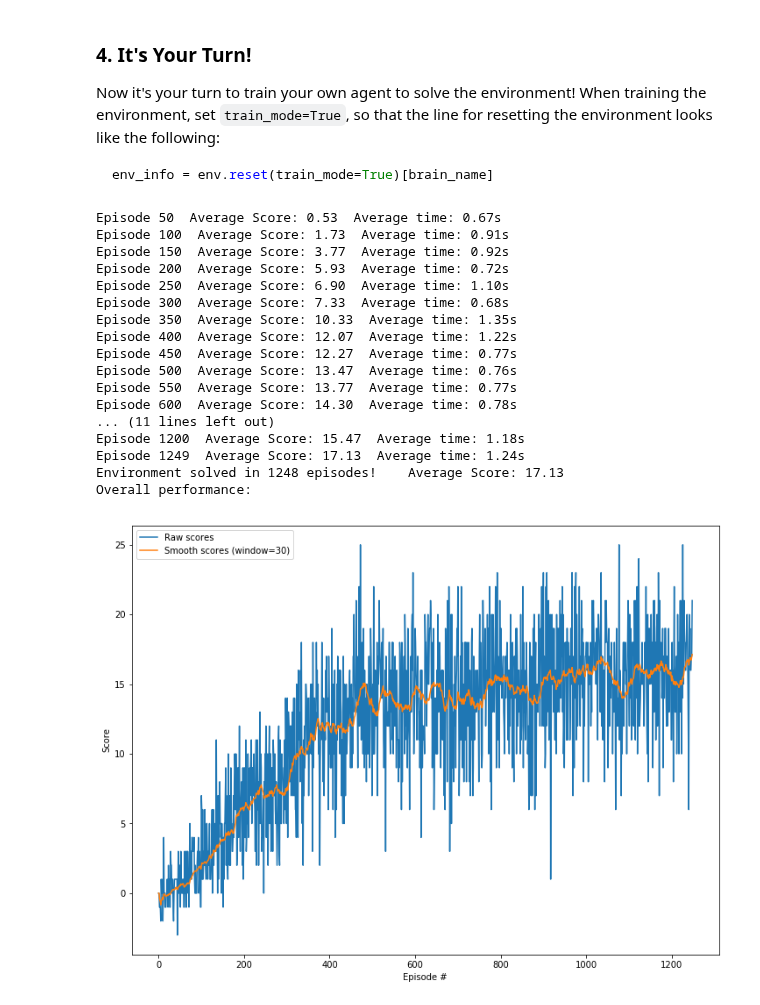
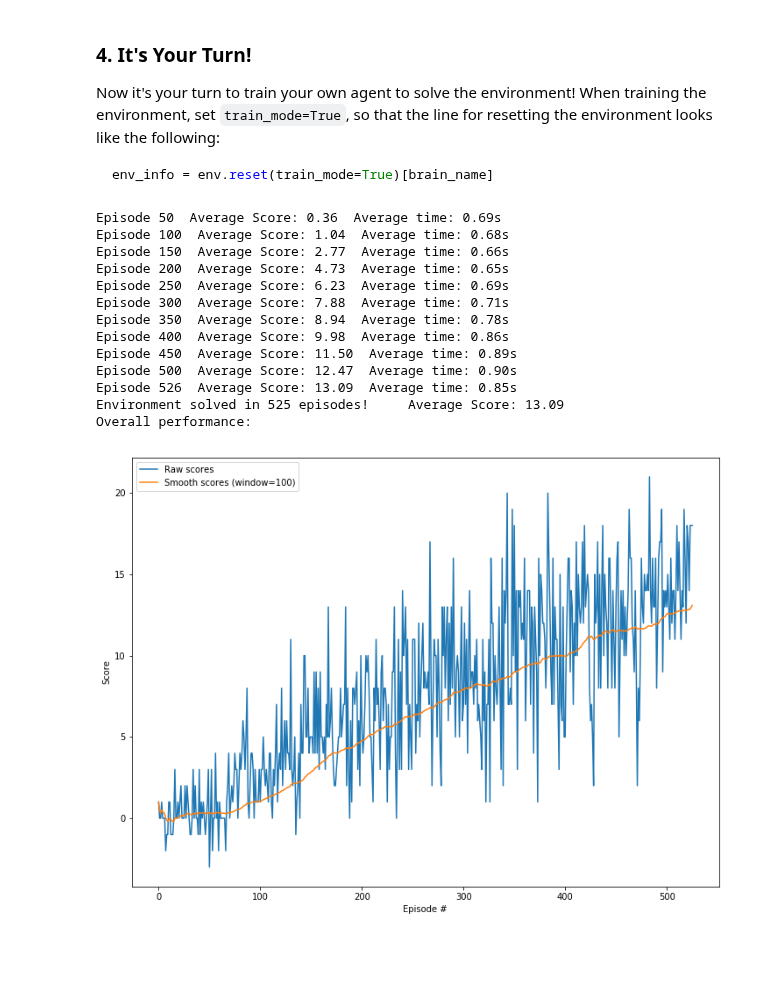
Before and after one commit to yanwang10/drlnd-navigation, a Jupyter notebook: Navigation.ipynb, the cells around one changed output. Cells and saved outputs as stored; diff of their text form; code cells hidden in the pictures; blank space fills up the shorter version.

Commit message:
Add result with more episodes

```diff
--- a/Navigation.ipynb
+++ b/Navigation.ipynb
@@ -144,13 +146,13 @@ def plot_scores(raw_scores, smooth_scores, figsize=(6,4)):
     fig = plt.figure(figsize=figsize)
     ax = fig.add_subplot(111)
     plt.plot(np.arange(len(raw_scores)), raw_scores, label='Raw scores')
-    plt.plot(np.arange(len(smooth_scores)), smooth_scores, label='Smooth scores (window=30)')
+    plt.plot(np.arange(len(smooth_scores)), smooth_scores, label='Smooth scores (window=100)')
     plt.ylabel('Score')
     plt.xlabel('Episode #')
     plt.legend()
     plt.show()
 
-def dqn(n_episodes=2000, max_t=1000, eps_start=1.0, eps_end=0.01, eps_decay=0.995):
+def dqn(n_episodes=2000, max_t=1000, eps_start=1.0, eps_end=0.01, eps_decay=0.995, target=13.0):
     """Deep Q-Learning.
 
     Params
@@ -163,8 +165,8 @@ def dqn(n_episodes=2000, max_t=1000, eps_start=1.0, eps_end=0.01, eps_decay=0.99
     """
     raw_scores = []                    # list containing scores from each episode
     smooth_scores = []
-    scores_window = deque(maxlen=30)   # last 30 scores
-    time_window = deque(maxlen=30)     # last 30 episodes running time
+    scores_window = deque(maxlen=100)  # last 100 scores
+    time_window = deque(maxlen=100)     # last 100 episodes running time
     eps = eps_start                    # initialize epsilon
     agent = DQNAgent(state_size=37, action_size=4, seed=0)
     for i_episode in range(1, n_episodes+1):
@@ -178,54 +180,48 @@ def dqn(n_episodes=2000, max_t=1000, eps_start=1.0, eps_end=0.01, eps_decay=0.99
             # Reference: https://github.com/xkiwilabs/DQN-using-PyTorch-and-ML-Agents/issues/2
             action = agent.act(state, eps).astype(int)
             env_info = env.step(action)[brain_name]
             next_state = env_info.vector_observations[0]
             reward = env_info.rewards[0]
             done = env_info.local_done[0]
 
             agent.step(state, action, reward, next_state, done)
             state = next_state
             score += reward
             if done:
                 break
         end = time.time()
         time_window.append(end - begin)   # save most recent running time
         scores_window.append(score)       # save most recent score
         raw_scores.append(score)          # save most recent score
         smooth_scores.append(np.mean(scores_window))
         eps = max(eps_end, eps_decay*eps) # decrease epsilon
         print('\rEpisode {}  Average Score: {:.2f}  Average time: {:.2f}s  '.format(
             i_episode, np.mean(scores_window), np.mean(time_window)),
             end="\n" if i_episode % 50 == 0 else "")
-        if i_episode % 50 == 0 or np.mean(scores_window)>=17.0:
-            # Slightly improve the criteria from 13 to 17.
-            if np.mean(scores_window) >= 17.0:
-                print('\nEnvironment solved in {:d} episodes!\tAverage Score: {:.2f}'.format(
-                    i_episode - 1, np.mean(scores_window)))
-                torch.save(agent.qnetwork_local.state_dict(), 'checkpoint.pth')
-                break
+        if np.mean(scores_window) >= target:
+            print('\nEnvironment solved in {:d} episodes!\tAverage Score: {:.2f}'.format(
+                i_episode - 1, np.mean(scores_window)))
+            torch.save(agent.qnetwork_local.state_dict(), 'checkpoint.pth')
+            break
     return raw_scores, smooth_scores
 
 raw_scores, smooth_scores = dqn(n_episodes=2000)
 
 # plot the scores
 print('Overall performance:')
 plot_scores(raw_scores, smooth_scores, figsize=(12, 9))
 # %% [output]
-Episode 50  Average Score: 0.53  Average time: 0.67s
-Episode 100  Average Score: 1.73  Average time: 0.91s
-Episode 150  Average Score: 3.77  Average time: 0.92s
-Episode 200  Average Score: 5.93  Average time: 0.72s
-Episode 250  Average Score: 6.90  Average time: 1.10s
-Episode 300  Average Score: 7.33  Average time: 0.68s
-Episode 350  Average Score: 10.33  Average time: 1.35s
-Episode 400  Average Score: 12.07  Average time: 1.22s
-Episode 450  Average Score: 12.27  Average time: 0.77s
-Episode 500  Average Score: 13.47  Average time: 0.76s
-Episode 550  Average Score: 13.77  Average time: 0.77s
-Episode 600  Average Score: 14.30  Average time: 0.78s
-... (11 lines left out)
-Episode 1200  Average Score: 15.47  Average time: 1.18s
-Episode 1249  Average Score: 17.13  Average time: 1.24s
-Environment solved in 1248 episodes!    Average Score: 17.13
+Episode 50  Average Score: 0.36  Average time: 0.69s
+Episode 100  Average Score: 1.04  Average time: 0.68s
+Episode 150  Average Score: 2.77  Average time: 0.66s
+Episode 200  Average Score: 4.73  Average time: 0.65s
+Episode 250  Average Score: 6.23  Average time: 0.69s
+Episode 300  Average Score: 7.88  Average time: 0.71s
+Episode 350  Average Score: 8.94  Average time: 0.78s
+Episode 400  Average Score: 9.98  Average time: 0.86s
+Episode 450  Average Score: 11.50  Average time: 0.89s
+Episode 500  Average Score: 12.47  Average time: 0.90s
+Episode 526  Average Score: 13.09  Average time: 0.85s
+Environment solved in 525 episodes!     Average Score: 13.09
 Overall performance:
-[figure, old version]
+[figure, new version]
```
Also changed, not shown: parts of 5 cells of this notebook, 3 other files.
